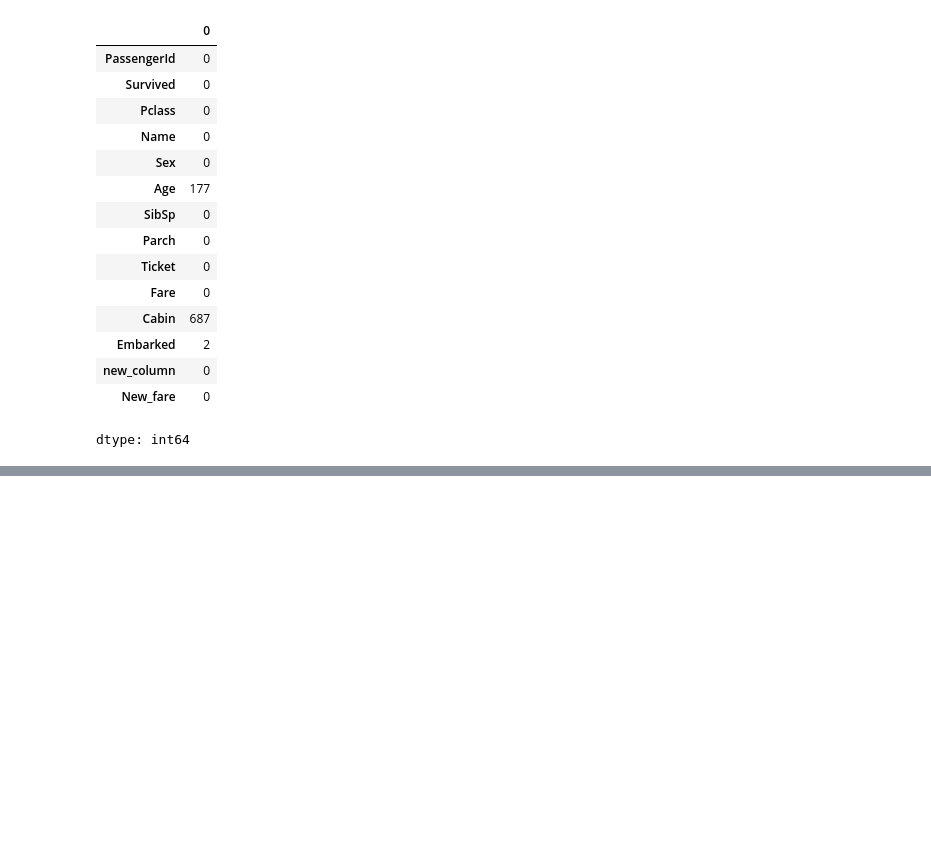
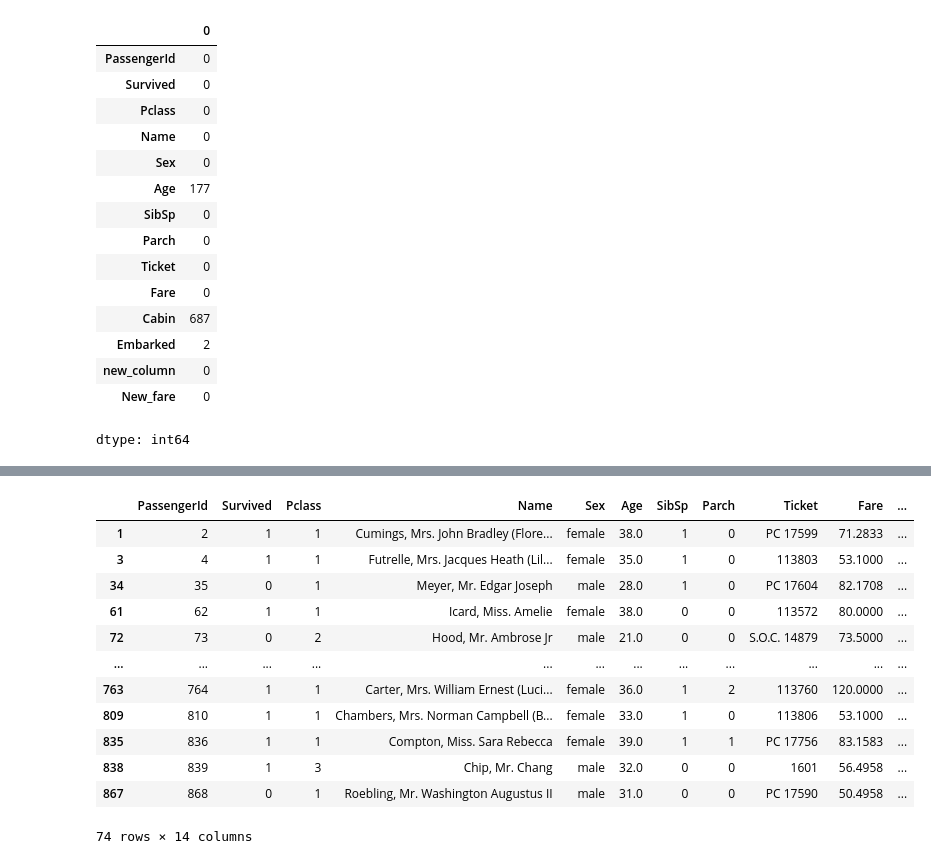
Before and after one commit to pothineni1/AIML, a Jupyter notebook: Pandas/Pandas.ipynb, the cells around one changed output, grey strips where cells are left out. Saved outputs shown, nothing was run; the diff lists cells and outputs as text; code cells hidden in the pictures; blank space fills up the shorter version.

```diff
--- a/Pandas/Pandas.ipynb
+++ b/Pandas/Pandas.ipynb
@@ -375,0 +431,17 @@ dtype: int64
+# %%
+# Find the passengers between 20 and 40 years old who paid more than 50
+df2[(df2['Age']>=20) & (df2['Age']<=40) & (df2['Fare']>50)]
+# %% [output]
+|  | PassengerId | Survived | Pclass | Name | Sex | Age | SibSp | Parch | Ticket | Fare | ... |
+| 1 | 2 | 1 | 1 | Cumings, Mrs. John Bradley (Flore... | female | 38.0 | 1 | 0 | PC 17599 | 71.2833 | ... |
+| 3 | 4 | 1 | 1 | Futrelle, Mrs. Jacques Heath (Lil... | female | 35.0 | 1 | 0 | 113803 | 53.1000 | ... |
+| 34 | 35 | 0 | 1 | Meyer, Mr. Edgar Joseph | male | 28.0 | 1 | 0 | PC 17604 | 82.1708 | ... |
+| 61 | 62 | 1 | 1 | Icard, Miss. Amelie | female | 38.0 | 0 | 0 | 113572 | 80.0000 | ... |
+| 72 | 73 | 0 | 2 | Hood, Mr. Ambrose Jr | male | 21.0 | 0 | 0 | S.O.C. 14879 | 73.5000 | ... |
+| ... | ... | ... | ... | ... | ... | ... | ... | ... | ... | ... | ... |
+| 763 | 764 | 1 | 1 | Carter, Mrs. William Ernest (Luci... | female | 36.0 | 1 | 2 | 113760 | 120.0000 | ... |
+| 809 | 810 | 1 | 1 | Chambers, Mrs. Norman Campbell (B... | female | 33.0 | 1 | 0 | 113806 | 53.1000 | ... |
+| 835 | 836 | 1 | 1 | Compton, Miss. Sara Rebecca | female | 39.0 | 1 | 1 | PC 17756 | 83.1583 | ... |
+| 838 | 839 | 1 | 3 | Chip, Mr. Chang | male | 32.0 | 0 | 0 | 1601 | 56.4958 | ... |
+| 867 | 868 | 0 | 1 | Roebling, Mr. Washington Augustus II | male | 31.0 | 0 | 0 | PC 17590 | 50.4958 | ... |
+74 rows × 14 columns
```
Also changed, not shown: parts of 29 cells of this notebook.
